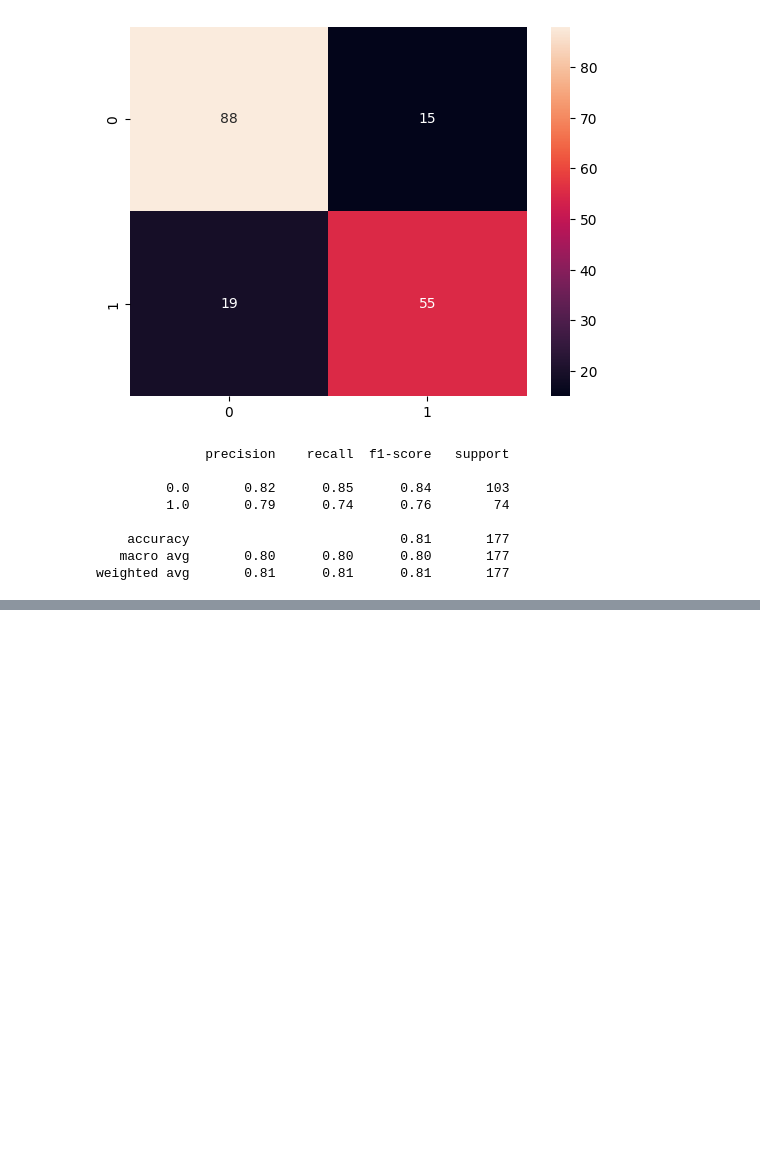
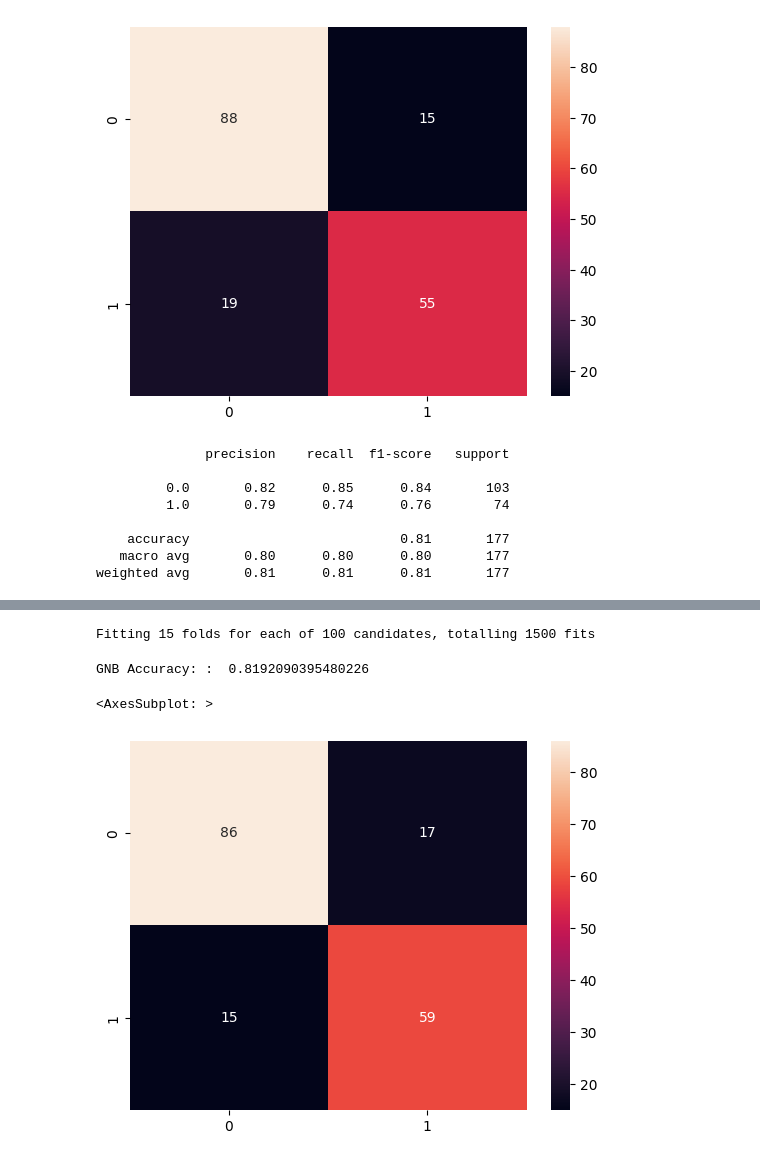
Before and after one commit to nathanaelabel/rainfall-prediction, a Jupyter notebook: NathanaelAbelArianto_0706012010029_AFL3.ipynb, the cells around one changed output, grey strips where cells are left out. Cells and saved outputs as stored; diff of their text form; code cells hidden in the pictures; blank space fills up the shorter version.

```diff
--- a/NathanaelAbelArianto_0706012010029_AFL3.ipynb
+++ b/NathanaelAbelArianto_0706012010029_AFL3.ipynb
@@ -301,0 +307,25 @@ Insight yang di dapat dijelaskan kembali. Lalu Algoritma ditambah agar bisa dian
+# %%
+from sklearn.naive_bayes import GaussianNB
+# model menggunakan Gaussian Naive Bayes
+gnb = GaussianNB()
+
+# training dengan dataset train
+gnb.fit(X_train, y_train)
+y_pred = gnb.predict(X_test)
+# %%
+# Parameter Tuning for GNB to improve Accuracy
+# Reference: https://www.analyticsvidhya.com/blog/2021/01/gaussian-naive-bayes-with-hyperpameter-tuning/
+
+from sklearn.model_selection import RepeatedStratifiedKFold
+cv_method = RepeatedStratifiedKFold(n_splits=5,  n_repeats=3, random_state=999)
+# %%
+from sklearn.preprocessing import PowerTransformer
+from sklearn.model_selection import GridSearchCV
+
+params_NB = {'var_smoothing': np.logspace(0,-9, num=100)}
+
+gs_NB = GridSearchCV(estimator=gnb, param_grid=params_NB, cv=cv_method,verbose=1,scoring='accuracy')
+Data_transformed = PowerTransformer().fit_transform(X_test)
+gs_NB.fit(Data_transformed, y_test);
+# %% [output]
+Fitting 15 folds for each of 100 candidates, totalling 1500 fits
@@ -301,0 +335,18 @@ Insight yang di dapat dijelaskan kembali. Lalu Algoritma ditambah agar bisa dian
+# %%
+from sklearn.metrics import accuracy_score
+# predict the target on the test dataset
+predict_test = gs_NB.predict(Data_transformed)
+# akurasi dari data testing
+accuracy_test = accuracy_score(y_test,predict_test)
+print('GNB Accuracy: : ', accuracy_test)
+# %% [output]
+GNB Accuracy: :  0.8192090395480226
+# %%
+# visualisasi untuk confusion matrix
+from sklearn.metrics import confusion_matrix
+
+conf = confusion_matrix(y_test, predict_test)
+sns.heatmap(conf, annot=True)
+# %% [output]
+<AxesSubplot: >
+[figure, added]
```
Also changed, not shown: parts of 32 cells of this notebook.
